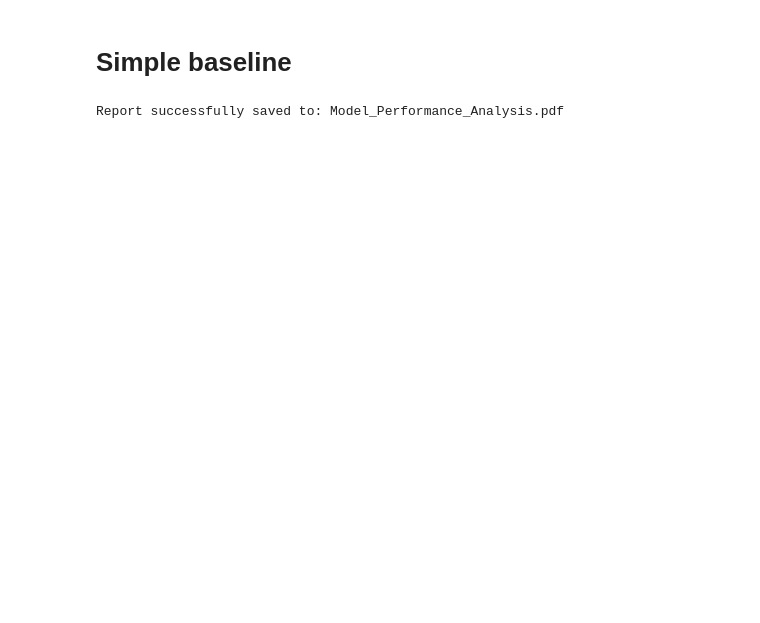
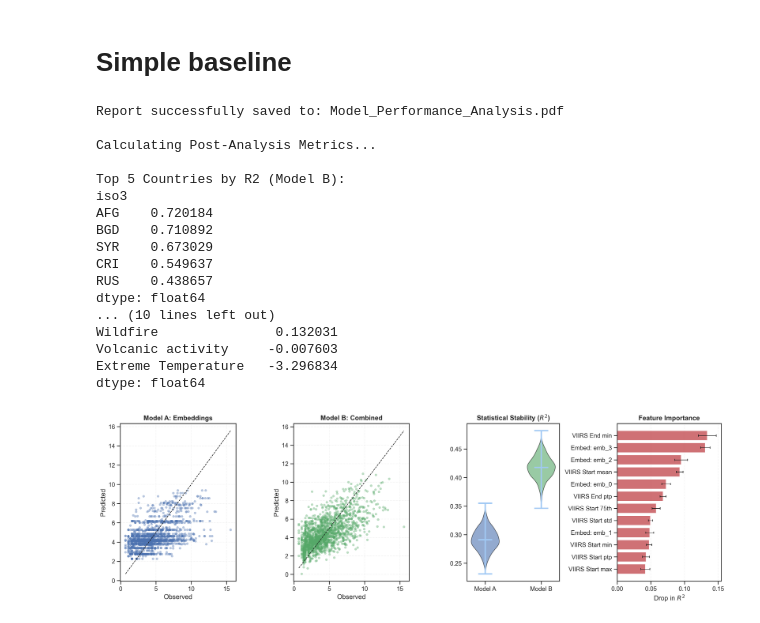
Before and after one commit to iamhaingo/migration-estimation, a Jupyter notebook: src/training_model_regression.ipynb, the cells around one changed output. Saved outputs shown, nothing was run; the diff lists cells and outputs as text; code cells hidden in the pictures; blank space fills up the shorter version.

Commit message:
plot done

```diff
--- a/src/training_model_regression.ipynb
+++ b/src/training_model_regression.ipynb
@@ -297,7 +459,8 @@ def process_image_columns(df, columns_map):
     return pd.concat(all_stats, axis=1)
 
 def prepare_features(df, iso3_embeddings):
-    """Merges embeddings, creates dummies, and builds image features."""
+    """Merges embeddings, creates dummies, and builds image features.
+       Now securely passes 'iso3' and 'type' through for later analysis."""
     embedding_df = iso3_embeddings.reset_index().rename(
         columns={iso3_embeddings.index.name or "index": "iso3"}
     )
@@ -310,7 +473,14 @@ def prepare_features(df, iso3_embeddings):
 
     embed_cols = [c for c in embedding_df.columns if c != "iso3"]
 
-    X_full_df = pd.concat([merged[embed_cols], type_dummies, img_features], axis=1)
+    # PASS-THROUGH MODIFICATION: Keep 'iso3' and 'type' in X_full_df
+    X_full_df = pd.concat([
+        merged[["iso3", "type"]],
+        merged[embed_cols],
+        type_dummies,
+        img_features
+    ], axis=1)
+
     y = merged["figures"].to_numpy(np.float32)
 
     return X_full_df, y, embed_cols
@@ -408,6 +578,7 @@ def export_performance_pdf(y_test, pred_dict, boot_dict, imp_df, output_path="An
     # plt.close()
     print(f"Report successfully saved to: {output_path}")
 
+
 # =========================================================
 # MAIN EXECUTION
 # =========================================================
@@ -422,40 +593,91 @@ if __name__ == "__main__":
         X_full, y_log, test_size=TEST_SIZE, random_state=RANDOM_STATE
     )
 
+    # We dynamically drop 'iso3' and 'type' right before training Model B
+    features_b = [c for c in X_full.columns if c not in ["iso3", "type"]]
+
     # 2. Training
     model_a = get_xgb_regressor()
     model_a.fit(X_train[embed_cols], y_train,
                 eval_set=[(X_test[embed_cols], y_test)], verbose=False)
 
     model_b = get_xgb_regressor()
-    model_b.fit(X_train, y_train,
-                eval_set=[(X_test, y_test)], verbose=False)
+    model_b.fit(X_train[features_b], y_train,
+                eval_set=[(X_test[features_b], y_test)], verbose=False)
 
     # 3. Evaluation & Bootstrapping
     preds_a = model_a.predict(X_test[embed_cols])
-    preds_b = model_b.predict(X_test)
+    preds_b = model_b.predict(X_test[features_b])
 
     boot_a = run_bootstrap_analysis(y_test, preds_a)
     boot_b = run_bootstrap_analysis(y_test, preds_b)
 
-    # 4. Importance Calculation with Std Dev
-    imp = permutation_importance(model_b, X_test, y_test, n_repeats=10, random_state=RANDOM_STATE)
+    # 4. Importance Calculation with Std Dev (using clean features_b)
+    imp = permutation_importance(model_b, X_test[features_b], y_test, n_repeats=10, random_state=RANDOM_STATE)
 
     imp_df = pd.DataFrame({
-        "feature": X_full.columns,
+        "feature": features_b,
         "importance_mean": imp.importances_mean,
         "importance_std": imp.importances_std
     }).sort_values("importance_mean", ascending=False)
 
     imp_df["display_name"] = format_feature_labels(imp_df["feature"])
 
     # 5. PDF Export
     export_performance_pdf(
         y_test = y_test,
         pred_dict = {"Model A: Embeddings": preds_a, "Model B: Combined": preds_b},
         boot_dict = {"A": boot_a, "B": boot_b},
         imp_df = imp_df,
         output_path = "Model_Performance_Analysis.pdf"
     )
+
+    # =========================================================
+    # POST-ANALYSIS: METRICS PER COUNTRY AND TYPE
+    # =========================================================
+    print("\nCalculating Post-Analysis Metrics...")
+
+    results_df = pd.DataFrame({
+        'iso3': X_test['iso3'],
+        'type': X_test['type'],
+        'y_true': y_test,
+        'y_pred_A': preds_a,
+        'y_pred_B': preds_b
+    })
+
+    # Function to calculate R2 safely (needs at least 2 samples)
+    def safe_r2(g, pred_col):
+        if len(g) > 1:
+            return r2_score(g['y_true'], g[pred_col])
+        return np.nan
+
+    # Calculate R2 per Country
+    r2_by_country = results_df.groupby('iso3').apply(lambda g: safe_r2(g, 'y_pred_B')).dropna().sort_values(ascending=False)
+
+    # Calculate R2 per Type
+    r2_by_type = results_df.groupby('type').apply(lambda g: safe_r2(g, 'y_pred_B')).dropna().sort_values(ascending=False)
+
+    print("\nTop 5 Countries by R2 (Model B):")
+    print(r2_by_country.head(5))
+
+    print("\nR2 by Type (Model B):")
+    print(r2_by_type)
 # %% [output]
 Report successfully saved to: Model_Performance_Analysis.pdf
+
+Calculating Post-Analysis Metrics...
+
+Top 5 Countries by R2 (Model B):
+iso3
+AFG    0.720184
+BGD    0.710892
+SYR    0.673029
+CRI    0.549637
+RUS    0.438657
+dtype: float64
+... (10 lines left out)
+Wildfire               0.132031
+Volcanic activity     -0.007603
+Extreme Temperature   -3.296834
+dtype: float64
+[figure, added]
```
Also changed, not shown: parts of 4 cells of this notebook, 5 other files.
